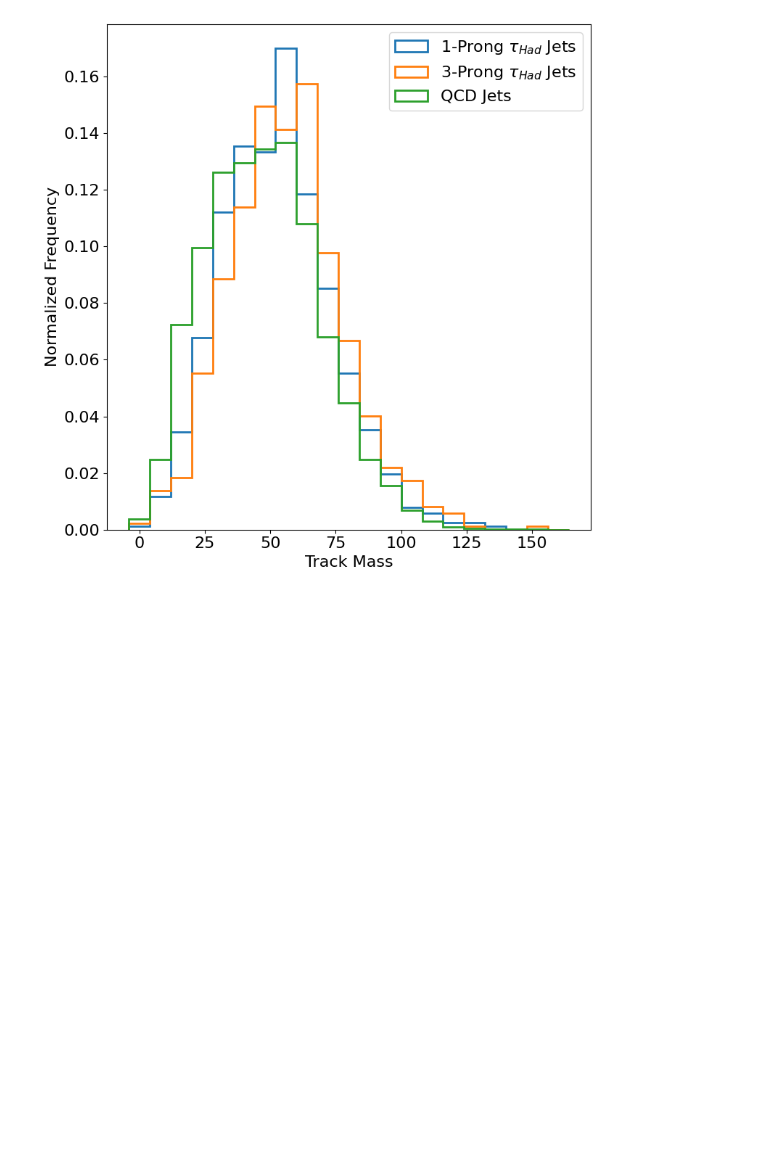
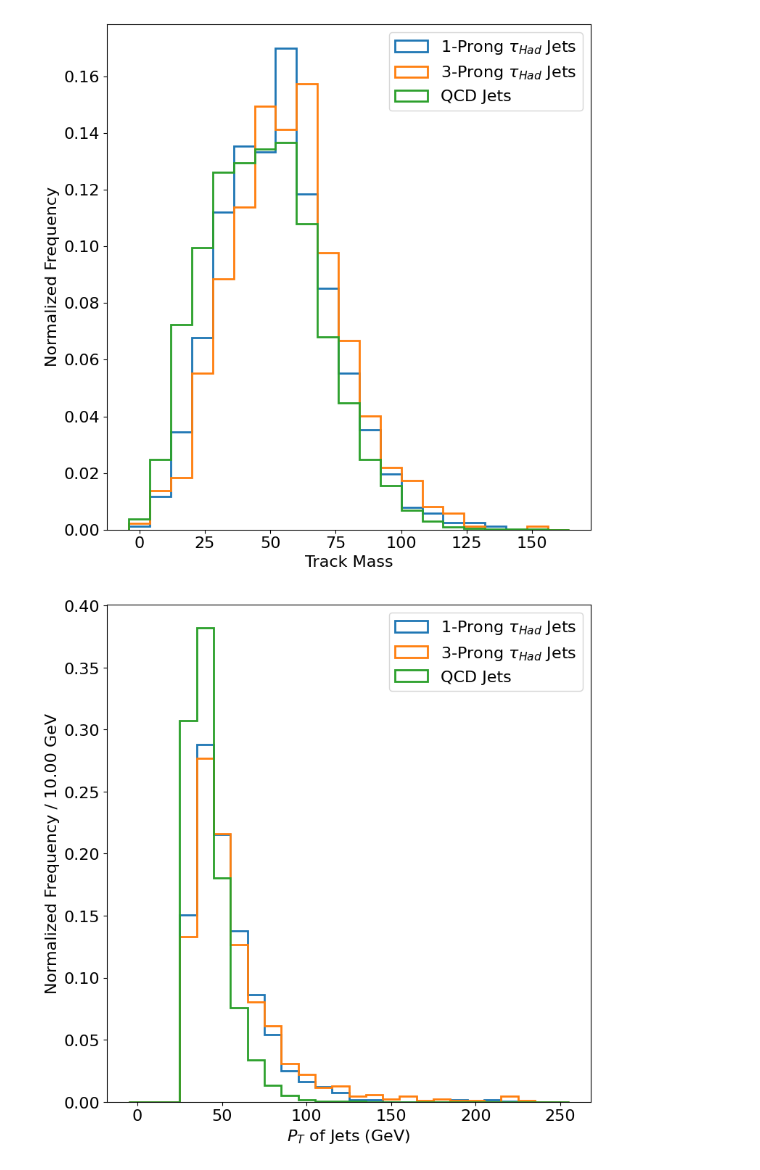
Before and after one commit to xju2/root_gnn, a Jupyter notebook: notebook/Plottings for Dataset.ipynb, the cells around one changed output. Saved outputs shown, nothing was run; the diff lists cells and outputs as text; code cells hidden in the pictures; blank space fills up the shorter version.

```diff
--- a/notebook/Plottings for Dataset.ipynb
+++ b/notebook/Plottings for Dataset.ipynb
@@ -306,3 +306,12 @@ for i in range(len(hlv_names)):
 [figure]
 [figure]
 [figure]
+# %%
+var_name = 'JetPt'
+plot(df, var_name, rg=(0,250), num_bins=25,
+     xlabel=r'$P_T$ of Jets (GeV)',
+     ylabel=f'Normalized Frequency / {250/25:.2f} GeV',
+     save_name="HLV_JetPT.pdf",
+     use_mean=False, font_size=16)
+# %% [output]
+[figure, added]
```
Also changed, not shown: parts of 2 cells of this notebook, 10 other files.
